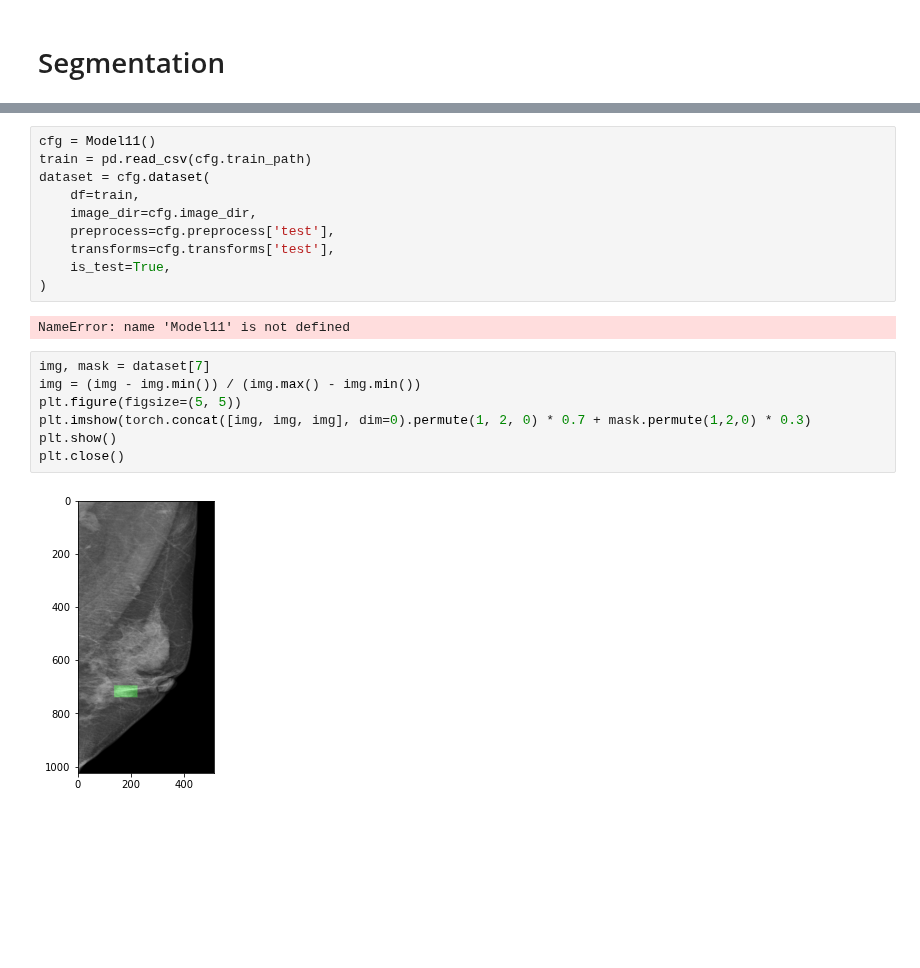
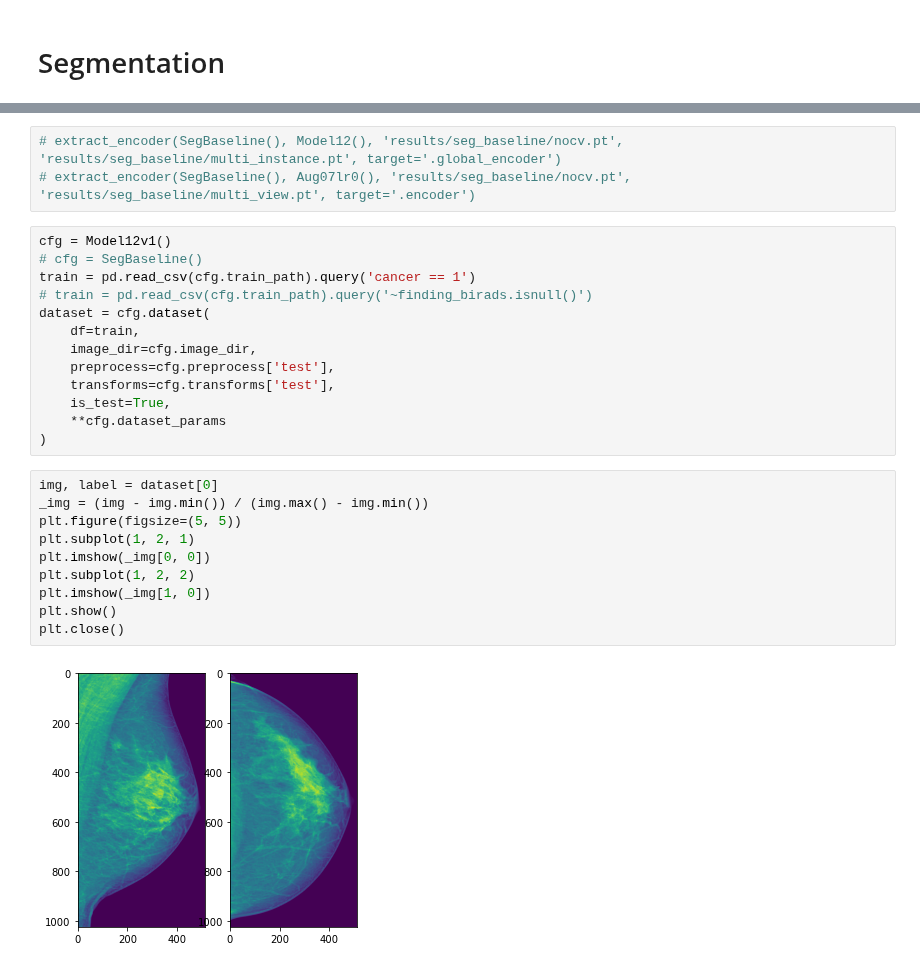
Before and after one commit to analokmaus/kaggle-rsna-breast-cancer, a Jupyter notebook: 01_post_analysis.ipynb, the cells around one changed output, grey strips where cells are left out. Cells and saved outputs as stored; diff of their text form; blank space fills up the shorter version.

```diff
--- a/01_post_analysis.ipynb
+++ b/01_post_analysis.ipynb
@@ -356,21 +400,28 @@ for fold_i, (folds, pred_fold) in enumerate(zip(predictions['folds'], prediction
+# %%
+# extract_encoder(SegBaseline(), Model12(), 'results/seg_baseline/nocv.pt', 'results/seg_baseline/multi_instance.pt', target='.global_encoder')
+# extract_encoder(SegBaseline(), Aug07lr0(), 'results/seg_baseline/nocv.pt', 'results/seg_baseline/multi_view.pt', target='.encoder')
 # %%
-cfg = Model11()
-train = pd.read_csv(cfg.train_path)
+cfg = Model12v1()
+# cfg = SegBaseline()
+train = pd.read_csv(cfg.train_path).query('cancer == 1')
+# train = pd.read_csv(cfg.train_path).query('~finding_birads.isnull()')
 dataset = cfg.dataset(
     df=train,
     image_dir=cfg.image_dir,
     preprocess=cfg.preprocess['test'],
     transforms=cfg.transforms['test'],
     is_test=True,
+    **cfg.dataset_params
 )
-# %% [output]
-NameError: name 'Model11' is not defined
 # %%
-img, mask = dataset[7]
-img = (img - img.min()) / (img.max() - img.min())
+img, label = dataset[0]
+_img = (img - img.min()) / (img.max() - img.min())
 plt.figure(figsize=(5, 5))
-plt.imshow(torch.concat([img, img, img], dim=0).permute(1, 2, 0) * 0.7 + mask.permute(1,2,0) * 0.3)
+plt.subplot(1, 2, 1)
+plt.imshow(_img[0, 0])
+plt.subplot(1, 2, 2)
+plt.imshow(_img[1, 0])
 plt.show()
 plt.close()
 # %% [output]
-[figure, old version]
+[figure, new version]
```
Also changed, not shown: parts of 9 cells of this notebook, 8 other files.
